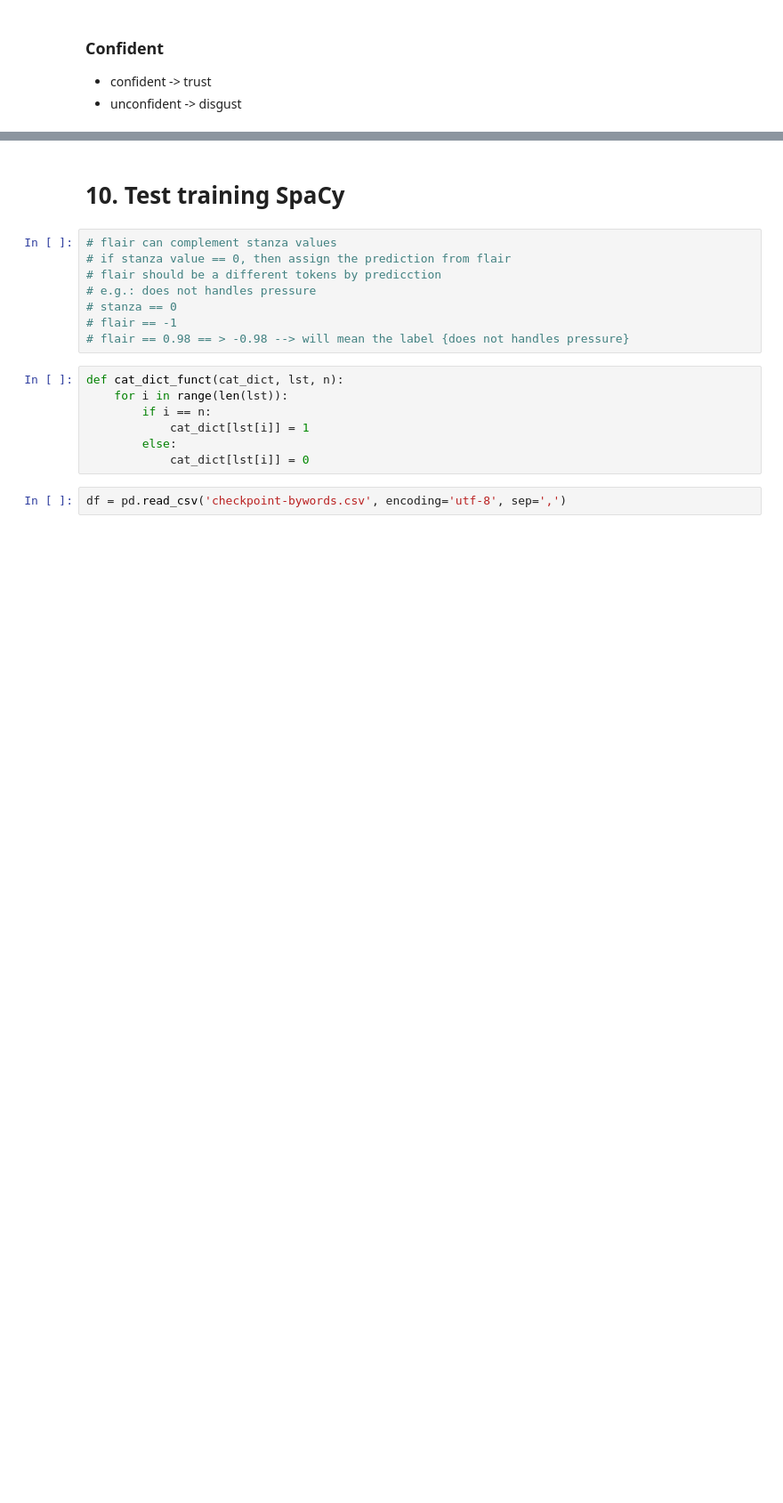
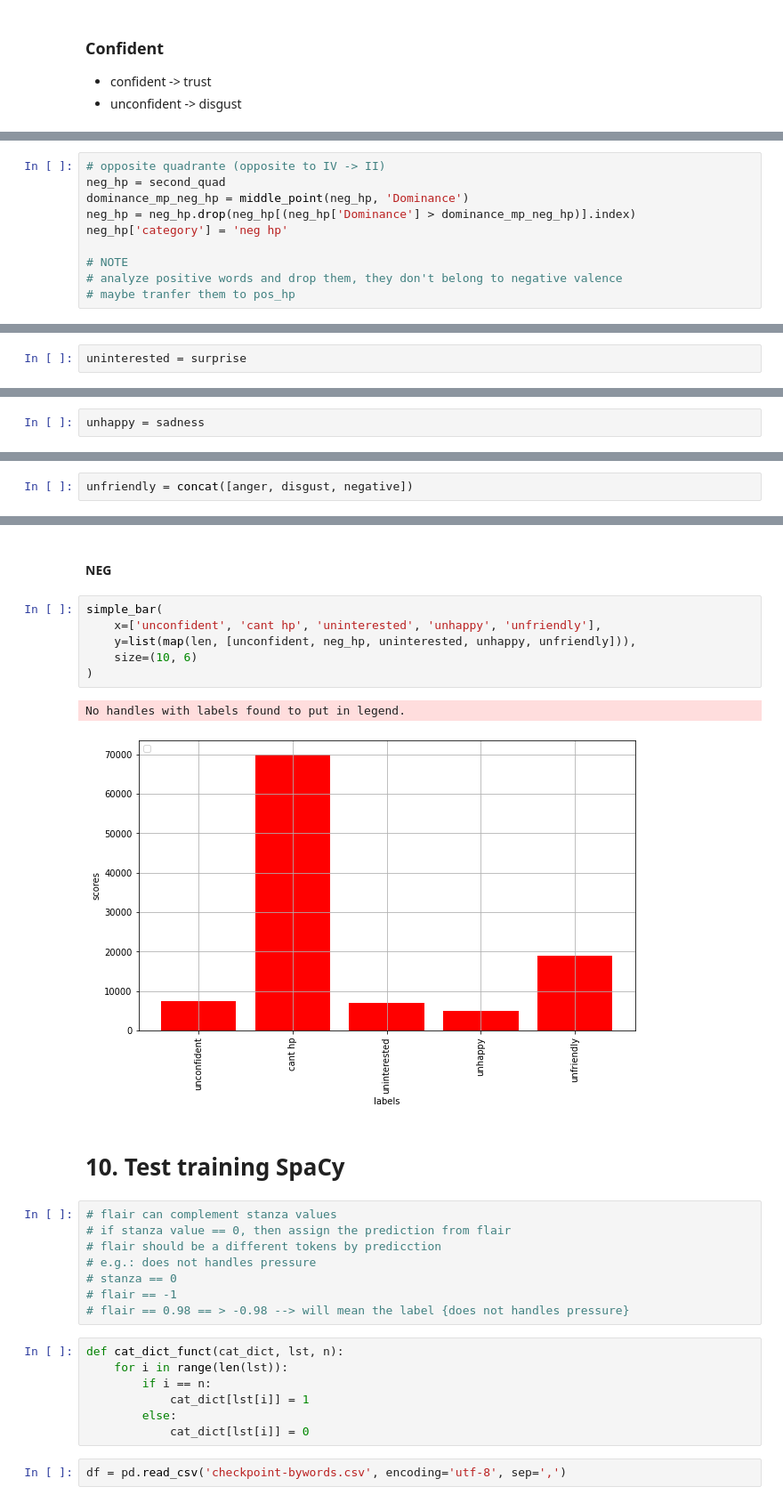
Before and after one commit to aascode/sentiment-analysis-2, a Jupyter notebook: processing/plotting_&_preprocessing_each_word_NLP.ipynb, the cells around one changed output, grey strips where cells are left out. Shown: that part at 89% size. Cells and saved outputs as stored; diff of their text form; blank space fills up the shorter version.

```diff
--- a/processing/plotting_&_preprocessing_each_word_NLP.ipynb
+++ b/processing/plotting_&_preprocessing_each_word_NLP.ipynb
@@ -946,0 +963,10 @@ SyntaxError: ignored
+# %%
+# opposite quadrante (opposite to IV -> II)
+neg_hp = second_quad
+dominance_mp_neg_hp = middle_point(neg_hp, 'Dominance')
+neg_hp = neg_hp.drop(neg_hp[(neg_hp['Dominance'] > dominance_mp_neg_hp)].index)
+neg_hp['category'] = 'neg hp'
+
+# NOTE
+# analyze positive words and drop them, they don't belong to negative valence
+# maybe tranfer them to pos_hp
@@ -949,0 +994,2 @@ unorganized = ''
+# %%
+uninterested = surprise
@@ -955,0 +1002,2 @@ unfriendly = ''
+# %%
+unhappy = sadness
@@ -955,0 +1010,2 @@ unfriendly = ''
+# %%
+unfriendly = concat([anger, disgust, negative])
@@ -956,3 +1025,14 @@ unfriendly = ''
+# %% [markdown]
+#### NEG
+# %%
+simple_bar(
+    x=['unconfident', 'cant hp', 'uninterested', 'unhappy', 'unfriendly'],
+    y=list(map(len, [unconfident, neg_hp, uninterested, unhappy, unfriendly])),
+    size=(10, 6)
+)
+# %% [output]
+No handles with labels found to put in legend.
+[figure, added]
 # %% [markdown]
 # **10. Test training SpaCy**
 # %%
```
Also changed, not shown: parts of 23 cells of this notebook.
